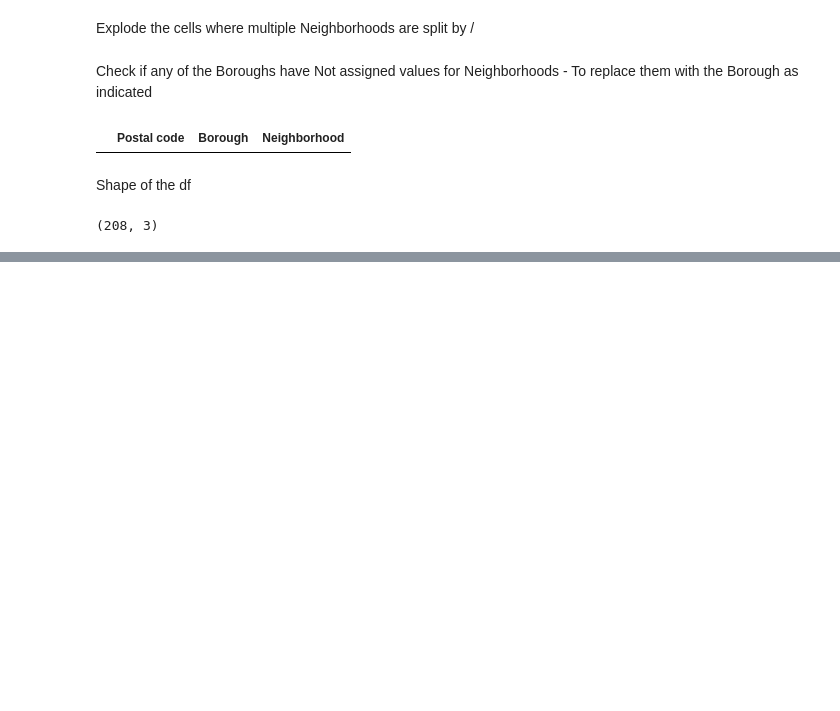
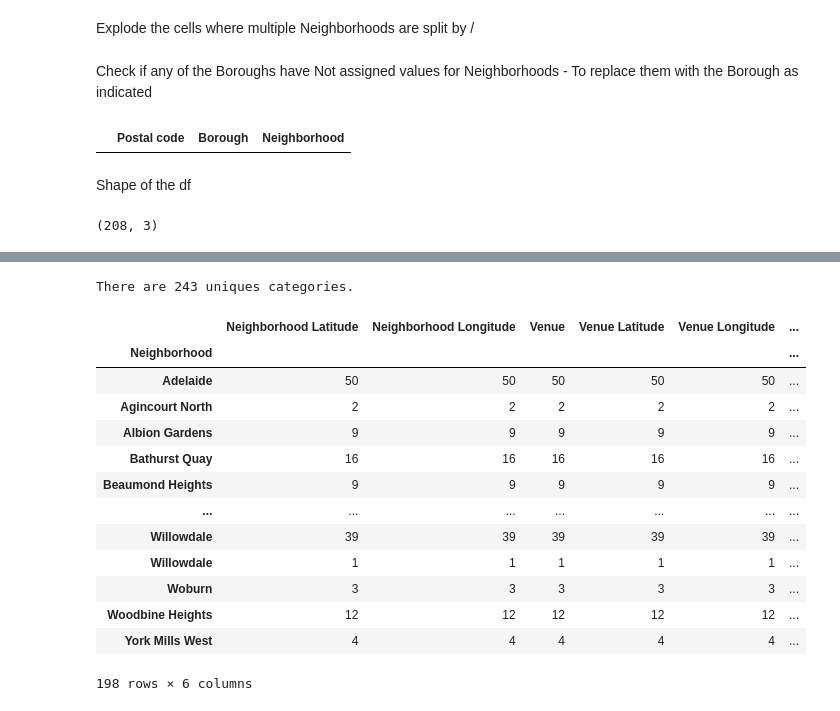
Before and after one commit to bennc2608/Coursera_Capstone, a Jupyter notebook: Coursera Capstone Project.ipynb, the cells around one changed output, grey strips where cells are left out. Drawn from its saved outputs; the diff is of its cells as text; code cells hidden in the pictures; blank space fills up the shorter version.

```diff
--- a/Coursera Capstone Project.ipynb
+++ b/Coursera Capstone Project.ipynb
@@ -36,0 +119,12 @@ df.shape
+# %%
+LIMIT = 50
+radius = 500
+url = 'https://api.foursquare.com/v2/venues/explore?&client_id={}&client_secret={}&v={}&ll={},{}&radius={}&limit={}'.format(
+    CLIENT_ID,
+    CLIENT_SECRET,
+    VERSION,
+    latitude,
+    longitude,
+    radius,
+    LIMIT)
+url # display URL
@@ -36,0 +133,4 @@ df.shape
+# %%
+# Get the json from the foursquare API
+results = requests.get(url).json()
+results
@@ -36,0 +246,21 @@ df.shape
+# %%
+print('There are {} uniques categories.'.format(len(toronto_venues['Venue Category'].unique())))
+# %% [output]
+There are 243 uniques categories.
+# %%
+toronto_venues.groupby('Neighborhood').count()
+# %% [output]
+|  | Neighborhood Latitude | Neighborhood Longitude | Venue | Venue Latitude | Venue Longitude | ... |
+| Neighborhood |  |  |  |  |  | ... |
+| Adelaide | 50 | 50 | 50 | 50 | 50 | ... |
+| Agincourt North | 2 | 2 | 2 | 2 | 2 | ... |
+| Albion Gardens | 9 | 9 | 9 | 9 | 9 | ... |
+| Bathurst Quay | 16 | 16 | 16 | 16 | 16 | ... |
+| Beaumond Heights | 9 | 9 | 9 | 9 | 9 | ... |
+| ... | ... | ... | ... | ... | ... | ... |
+| Willowdale | 39 | 39 | 39 | 39 | 39 | ... |
+| Willowdale | 1 | 1 | 1 | 1 | 1 | ... |
+| Woburn | 3 | 3 | 3 | 3 | 3 | ... |
+| Woodbine Heights | 12 | 12 | 12 | 12 | 12 | ... |
+| York Mills West | 4 | 4 | 4 | 4 | 4 | ... |
+198 rows × 6 columns
```
Also changed, not shown: parts of 36 cells of this notebook.
